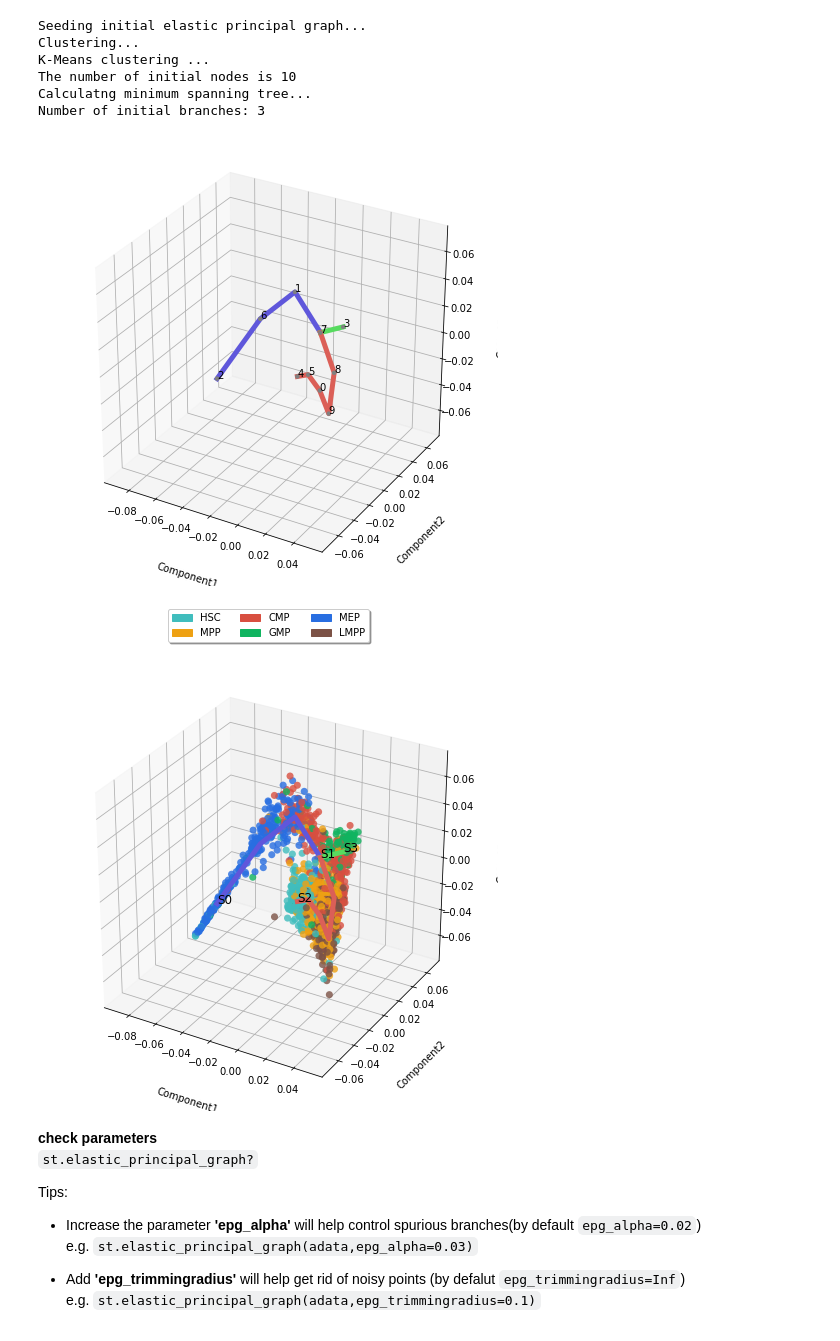
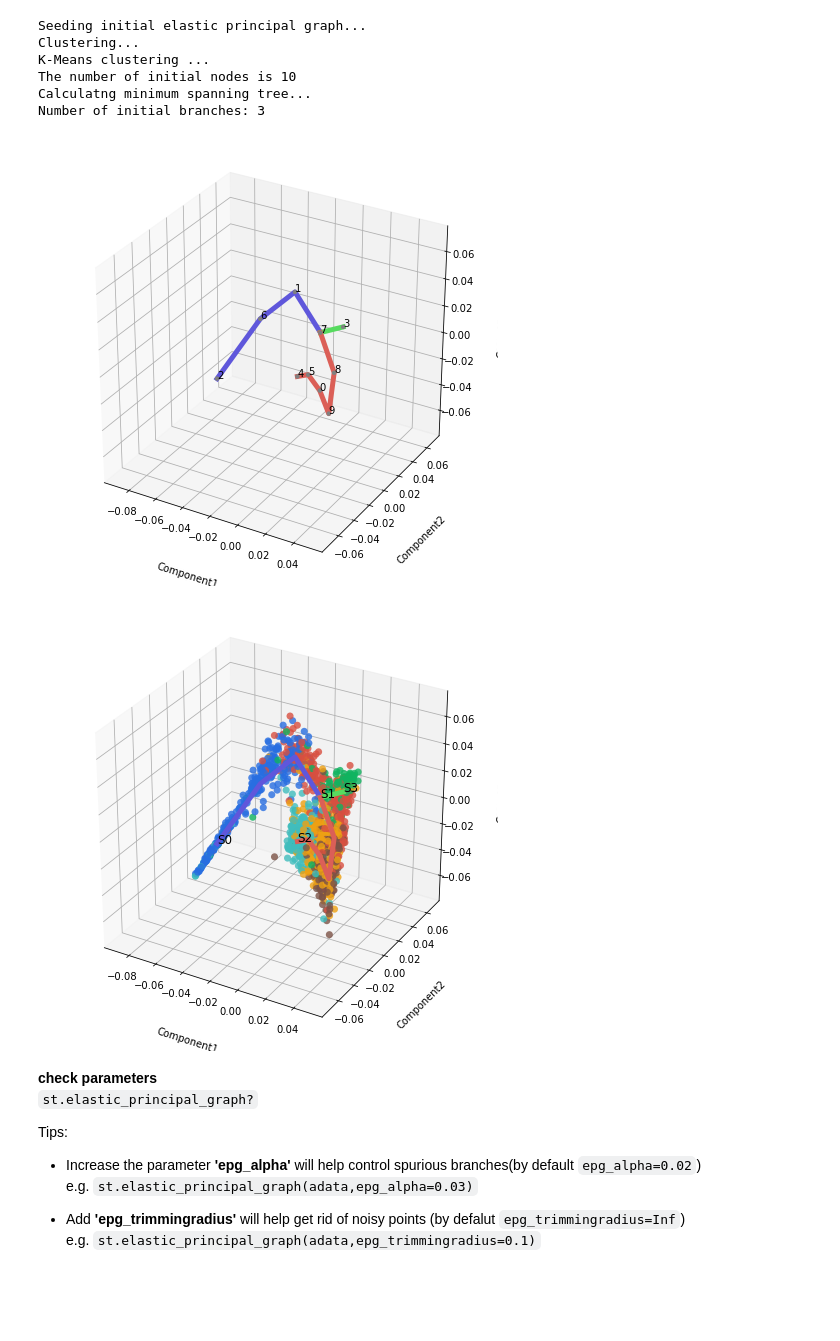
Before and after one commit to pinellolab/STREAM, a Jupyter notebook: tutorial/1.2 STREAM_scRNA-seq (in 3D space).ipynb, the cells around one changed output. Saved outputs shown, nothing was run; the diff lists cells and outputs as text; code cells hidden in the pictures; blank space fills up the shorter version.

```diff
--- a/tutorial/1.STREAM_scRNA-seq.ipynb
+++ b/tutorial/1.2 STREAM_scRNA-seq (in 3D space).ipynb
@@ -12,5 +14,5 @@ st.__version__
 # %% [markdown]
 ### Read in data
 # %%
-adata=st.read(file_name='./data_Nestorowa.tsv.gz')
+adata=st.read(file_name='./data_Nestorowa.tsv.gz',workdir='./stream_result')
 # %% [output]
@@ -136,10 +143,10 @@ Calculatng minimum spanning tree...
 Number of initial branches: 3
 # %%
 st.plot_branches(adata)
-st.plot_branches_with_cells(adata)
+st.plot_branches_with_cells(adata,fig_legend=False)
 # %% [output]
 [figure]
-[figure, old version]
+[figure, new version]
 # %% [markdown]
 **check parameters**
 `st.elastic_principal_graph?`
```
Also changed, not shown: parts of 38 cells of this notebook.
